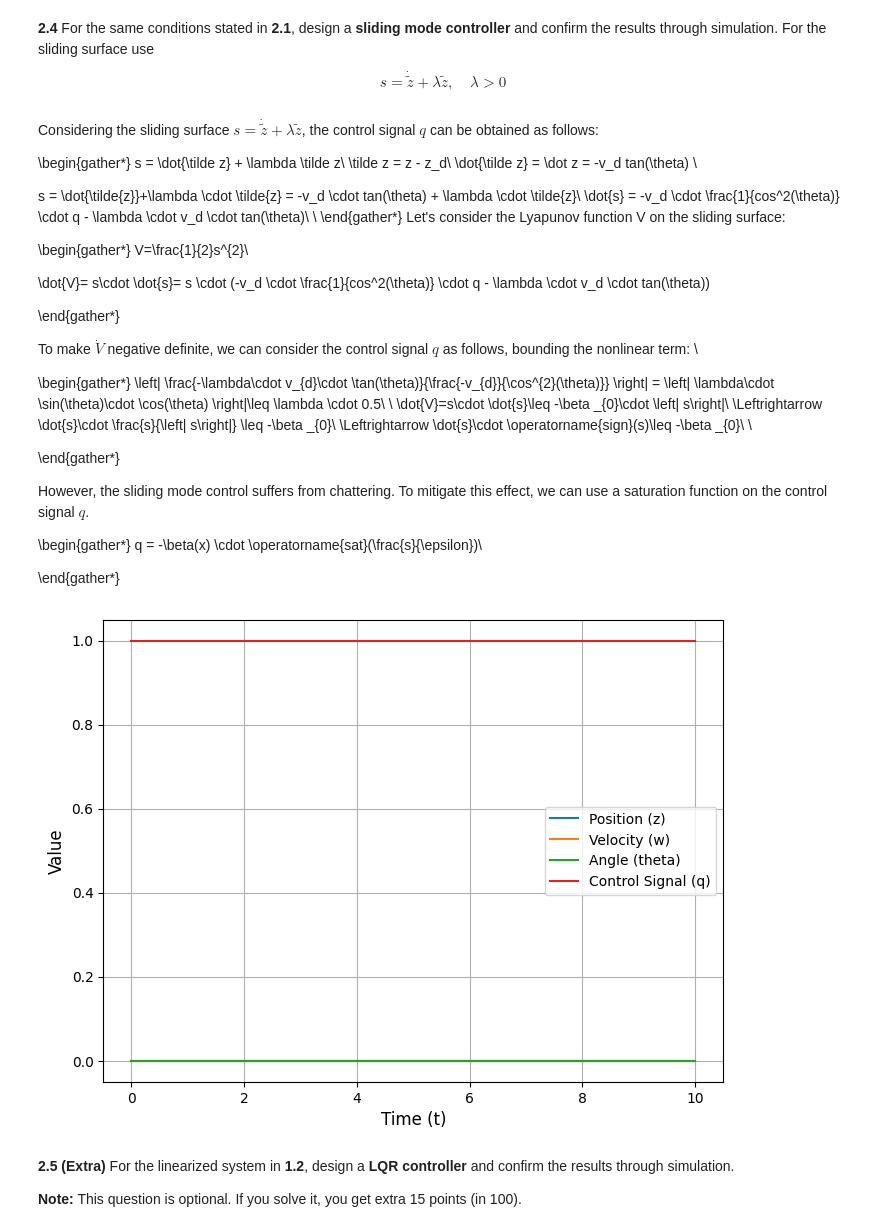
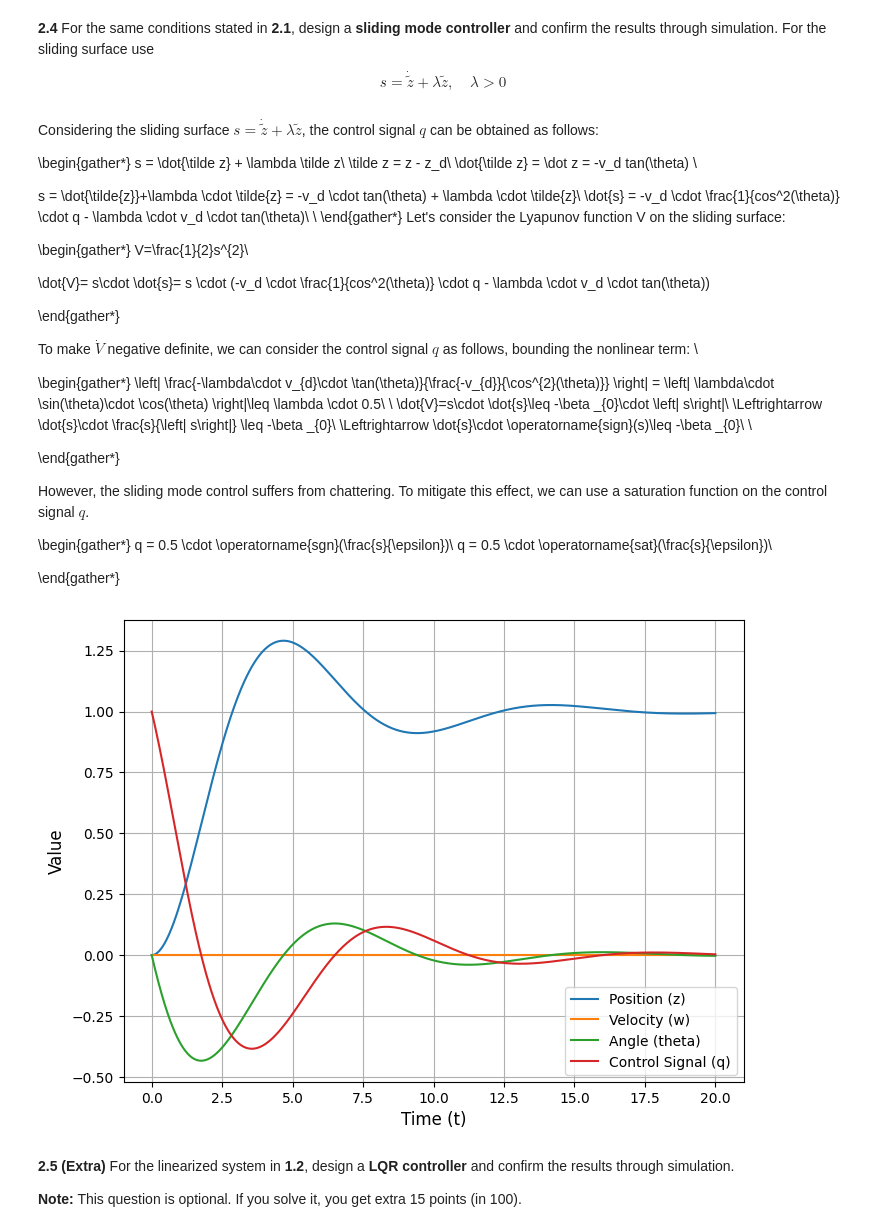
Before and after one commit to Xizesse/CO_project1, a Jupyter notebook: CO_project1.ipynb, the cells around one changed output. Saved outputs shown, nothing was run; the diff lists cells and outputs as text; code cells hidden in the pictures.

```diff
--- a/CO_project1.ipynb
+++ b/CO_project1.ipynb
@@ -788,7 +788,8 @@ To make $\dot{V}$ negative definite, we can consider the control signal $q$ as f
 However, the sliding mode control suffers from chattering. To mitigate this effect, we can use a saturation function on the control signal $q$.
 
 \begin{gather*}
-q = -\beta(x) \cdot \operatorname{sat}(\frac{s}{\epsilon})\\
+q =  0.5 \cdot  \operatorname{sgn}(\frac{s}{\epsilon})\\
+q =  0.5 \cdot  \operatorname{sat}(\frac{s}{\epsilon})\\
 
 
 \end{gather*}
@@ -805,10 +806,11 @@ m = 0.9
 Zd = 1
 
 lambda1 = 1
-epsilon = 0.1
+epsilon = 1
+beta_0 = 0.5
 
 
-def Sys_f(x, t):
+def Sys_f_sat(x, t):
     z = x[0] - Zd
     w = x[1]
     theta = x[2]
@@ -816,46 +818,53 @@ def Sys_f(x, t):
     dzdt = -vd * np.tan(theta)
     dwdt = 0
 
+
     s = dzdt + lambda1 * z
-    beta_x = lambda1 * 0.5  - 0.5
-    q = -beta_x * sat(s / epsilon)
+    q = 0.5 * sat(s / epsilon)
 
     dthetadt = q
 
     return np.array([dzdt, dwdt, dthetadt])
+
 
 def sat(y):
     if y > 1:
         return 1
     elif y < -1:
         return -1
     else:
         return y
 
+def sign(y):
+    if y > 0:
+        return 1
+    else:
+        return -1
 
-t_end = 10
+
+t_end = 20
 t = np.linspace(0, t_end, 1000)
 x0 = np.array([0, 0, 0])
 
-x = integrate.odeint(Sys_f, x0, t, full_output=False)
+x = integrate.odeint(Sys_f_sat, x0, t, full_output=False)
 
-s = np.array([-vd * np.tan(state[2]) + lambda1 * (state[0] - Zd) for state in x])
-beta_x = lambda1 * 0.5 + 0.5
-q = -beta_x * np.array([sat(si / epsilon) for si in s])
 
-# Plotting
+s = np.array([-v_d * np.tan(state[2]) + lambda1 * (state[0] - z_d) for state in x])
+beta = lambda1 * 0.5 + beta_0
+q = -beta * np.array([sat(si / epsilon) for si in s])
+
 fig, ax = plt.subplots(figsize=(8, 6))
 ax.plot(t, x[:, 0], label='Position (z)')
 ax.plot(t, x[:, 1], label='Velocity (w)')
 ax.plot(t, x[:, 2], label='Angle (theta)')
 ax.plot(t, q, label='Control Signal (q)')
 ax.set_xlabel('Time (t)', fontsize=12)
 ax.set_ylabel('Value', fontsize=12)
 ax.legend()
 ax.grid()
 plt.show()
 # %% [output]
-[figure, old version]
+[figure, new version]
 # %% [markdown]
 **2.5 (Extra)**
 For the linearized system in **1.2**, design a **LQR controller** and confirm the results through simulation.
```
Also changed, not shown: parts of 1 cell of this notebook.
